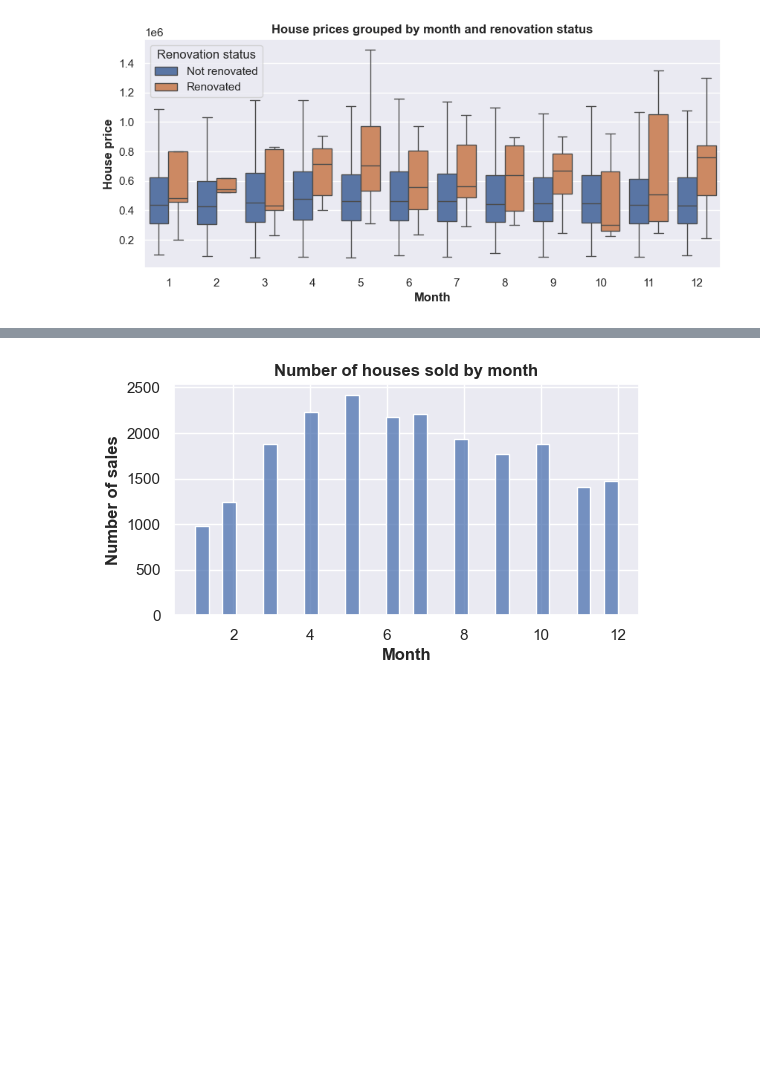
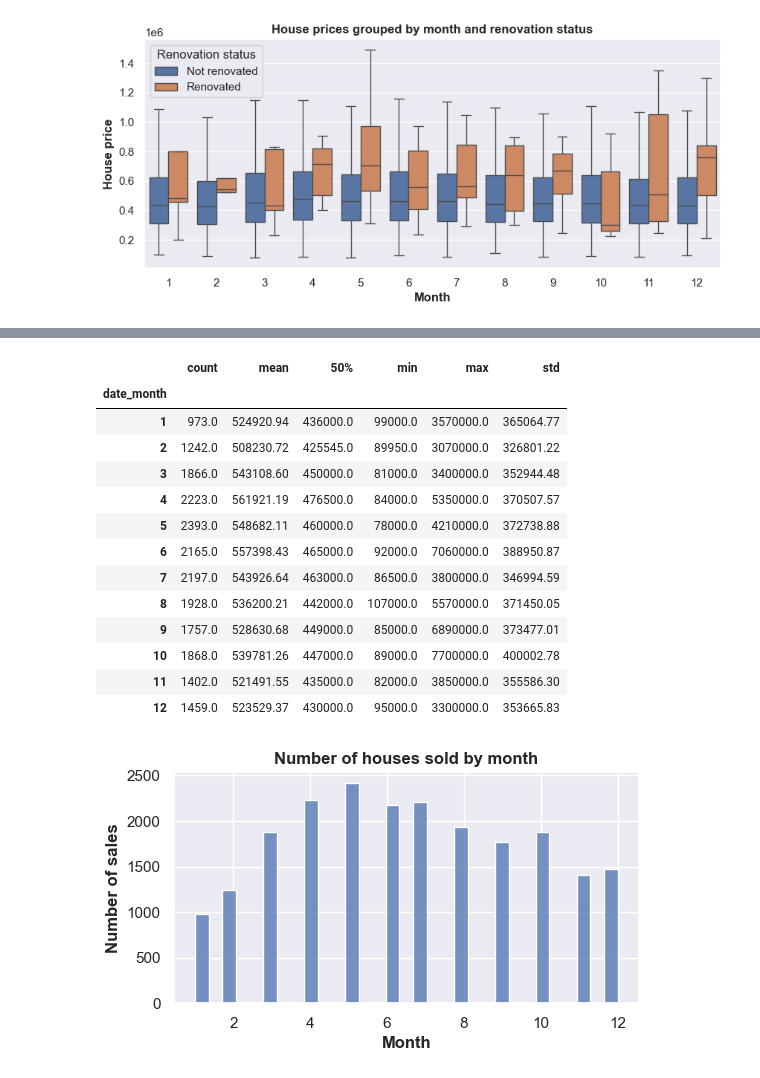
Before and after one commit to NicoSchreiberGIT/EDA-Project, a Jupyter notebook: EDA_Project_Nico.ipynb, the cells around one changed output, grey strips where cells are left out. Cells and saved outputs as stored; diff of their text form; code cells hidden in the pictures; blank space fills up the shorter version.

```diff
--- a/EDA_Project_Nico.ipynb
+++ b/EDA_Project_Nico.ipynb
@@ -138,3 +205,21 @@ plt.show()
+# %%
+# Descriptive statistics of house prices by month for unrenovated houses
+df_short[df_short["renovated"]=="Not renovated"].groupby(["date_month"]).describe()["price"][["count","mean","50%","min","max","std"]].round(2)
+# %% [output]
+|  | count | mean | 50% | min | max | std |
+| date_month |  |  |  |  |  |  |
+| 1 | 973.0 | 524920.94 | 436000.0 | 99000.0 | 3570000.0 | 365064.77 |
+| 2 | 1242.0 | 508230.72 | 425545.0 | 89950.0 | 3070000.0 | 326801.22 |
+| 3 | 1866.0 | 543108.60 | 450000.0 | 81000.0 | 3400000.0 | 352944.48 |
+| 4 | 2223.0 | 561921.19 | 476500.0 | 84000.0 | 5350000.0 | 370507.57 |
+| 5 | 2393.0 | 548682.11 | 460000.0 | 78000.0 | 4210000.0 | 372738.88 |
+| 6 | 2165.0 | 557398.43 | 465000.0 | 92000.0 | 7060000.0 | 388950.87 |
+| 7 | 2197.0 | 543926.64 | 463000.0 | 86500.0 | 3800000.0 | 346994.59 |
+| 8 | 1928.0 | 536200.21 | 442000.0 | 107000.0 | 5570000.0 | 371450.05 |
+| 9 | 1757.0 | 528630.68 | 449000.0 | 85000.0 | 6890000.0 | 373477.01 |
+| 10 | 1868.0 | 539781.26 | 447000.0 | 89000.0 | 7700000.0 | 400002.78 |
+| 11 | 1402.0 | 521491.55 | 435000.0 | 82000.0 | 3850000.0 | 355586.30 |
+| 12 | 1459.0 | 523529.37 | 430000.0 | 95000.0 | 3300000.0 | 353665.83 |
 # %%
 # Amount of houses sold by month
 sns.set_theme(rc={'figure.figsize':(6,3)})
```
Also changed, not shown: parts of 7 cells of this notebook, 6 other files.
